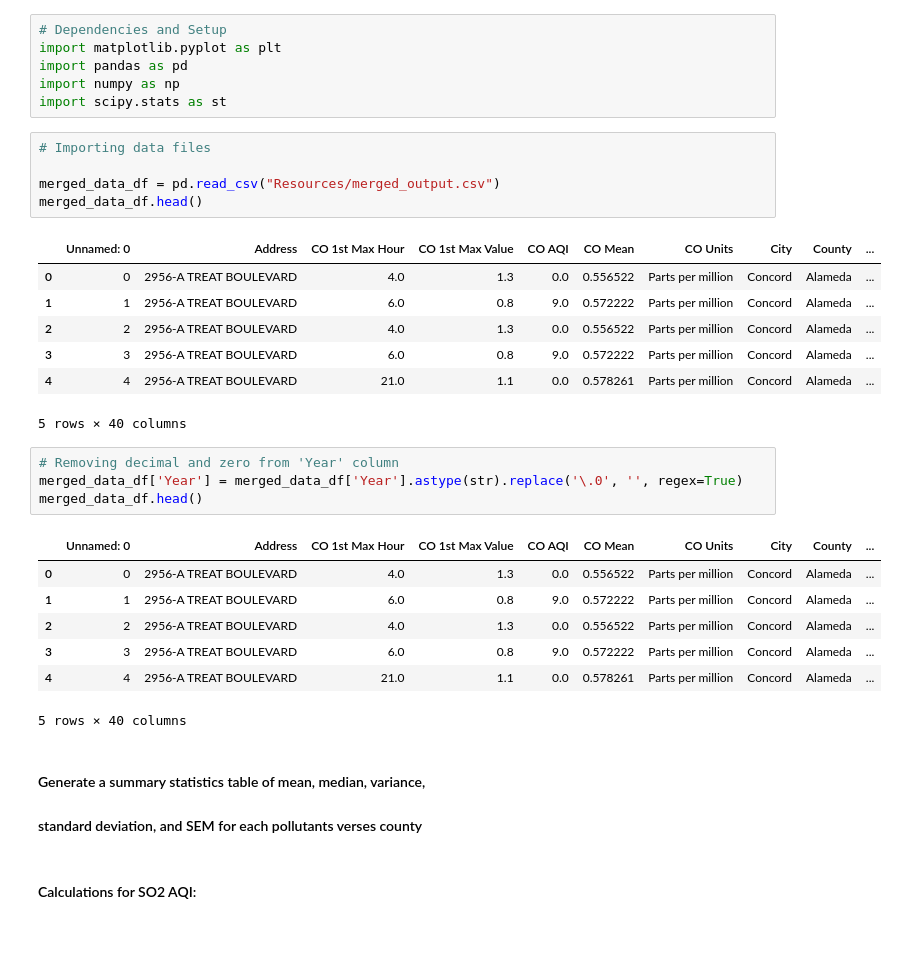
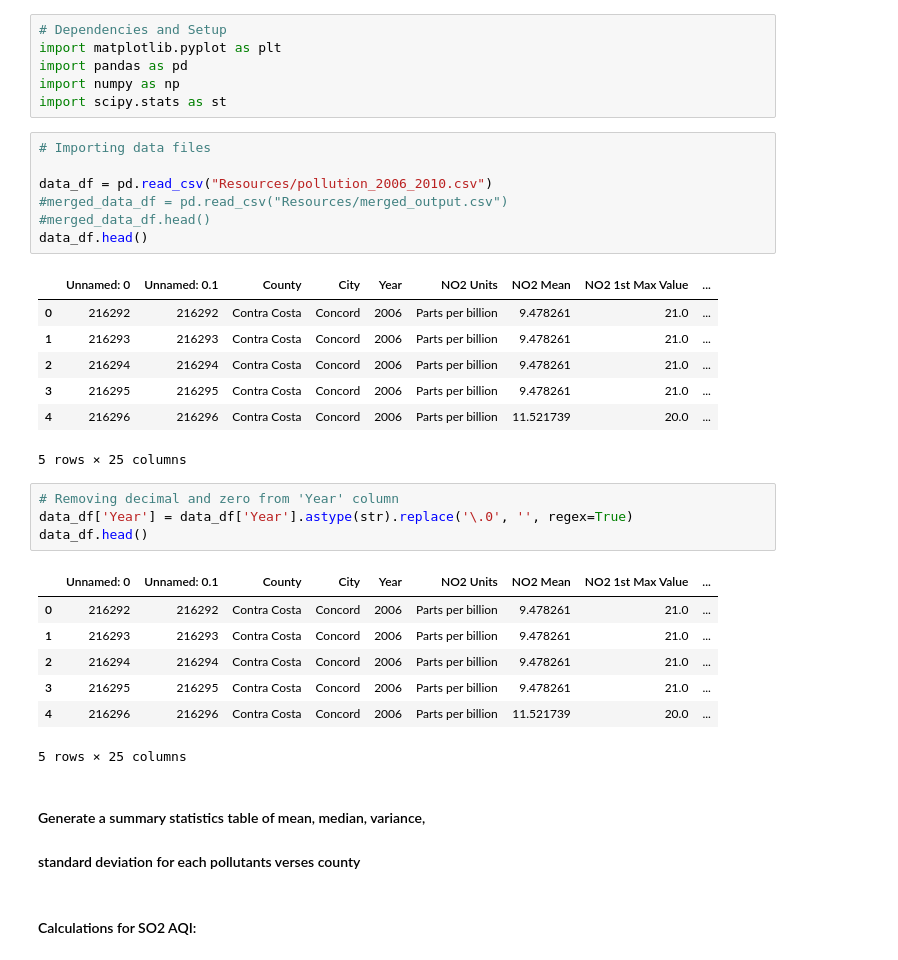
Before and after one commit to dalismo/Project-1, a Jupyter notebook: mq_statistical_analysis_SO2.ipynb, the cells around one changed output. Cells and saved outputs as stored; diff of their text form.

```diff
--- a/mq_statistical_analysis_SO2.ipynb
+++ b/mq_statistical_analysis_SO2.ipynb
@@ -7,31 +7,33 @@ import scipy.stats as st
 # %%
 # Importing data files
 
-merged_data_df = pd.read_csv("Resources/merged_output.csv")
-merged_data_df.head()
+data_df = pd.read_csv("Resources/pollution_2006_2010.csv")
+#merged_data_df = pd.read_csv("Resources/merged_output.csv")
+#merged_data_df.head()
+data_df.head()
 # %% [output]
-|  | Unnamed: 0 | Address | CO 1st Max Hour | CO 1st Max Value | CO AQI | CO Mean | CO Units | City | County | ... |
-| 0 | 0 | 2956-A TREAT BOULEVARD | 4.0 | 1.3 | 0.0 | 0.556522 | Parts per million | Concord | Alameda | ... |
-| 1 | 1 | 2956-A TREAT BOULEVARD | 6.0 | 0.8 | 9.0 | 0.572222 | Parts per million | Concord | Alameda | ... |
-| 2 | 2 | 2956-A TREAT BOULEVARD | 4.0 | 1.3 | 0.0 | 0.556522 | Parts per million | Concord | Alameda | ... |
-| 3 | 3 | 2956-A TREAT BOULEVARD | 6.0 | 0.8 | 9.0 | 0.572222 | Parts per million | Concord | Alameda | ... |
-| 4 | 4 | 2956-A TREAT BOULEVARD | 21.0 | 1.1 | 0.0 | 0.578261 | Parts per million | Concord | Alameda | ... |
+|  | Unnamed: 0 | Unnamed: 0.1 | County | City | Year | NO2 Units | NO2 Mean | NO2 1st Max Value | ... |
+| 0 | 216292 | 216292 | Contra Costa | Concord | 2006 | Parts per billion | 9.478261 | 21.0 | ... |
+| 1 | 216293 | 216293 | Contra Costa | Concord | 2006 | Parts per billion | 9.478261 | 21.0 | ... |
+| 2 | 216294 | 216294 | Contra Costa | Concord | 2006 | Parts per billion | 9.478261 | 21.0 | ... |
+| 3 | 216295 | 216295 | Contra Costa | Concord | 2006 | Parts per billion | 9.478261 | 21.0 | ... |
+| 4 | 216296 | 216296 | Contra Costa | Concord | 2006 | Parts per billion | 11.521739 | 20.0 | ... |
-5 rows × 40 columns
+5 rows × 25 columns
 # %%
 # Removing decimal and zero from 'Year' column
-merged_data_df['Year'] = merged_data_df['Year'].astype(str).replace('\.0', '', regex=True)
-merged_data_df.head()
+data_df['Year'] = data_df['Year'].astype(str).replace('\.0', '', regex=True)
+data_df.head()
 # %% [output]
-|  | Unnamed: 0 | Address | CO 1st Max Hour | CO 1st Max Value | CO AQI | CO Mean | CO Units | City | County | ... |
-| 0 | 0 | 2956-A TREAT BOULEVARD | 4.0 | 1.3 | 0.0 | 0.556522 | Parts per million | Concord | Alameda | ... |
-| 1 | 1 | 2956-A TREAT BOULEVARD | 6.0 | 0.8 | 9.0 | 0.572222 | Parts per million | Concord | Alameda | ... |
-| 2 | 2 | 2956-A TREAT BOULEVARD | 4.0 | 1.3 | 0.0 | 0.556522 | Parts per million | Concord | Alameda | ... |
-| 3 | 3 | 2956-A TREAT BOULEVARD | 6.0 | 0.8 | 9.0 | 0.572222 | Parts per million | Concord | Alameda | ... |
-| 4 | 4 | 2956-A TREAT BOULEVARD | 21.0 | 1.1 | 0.0 | 0.578261 | Parts per million | Concord | Alameda | ... |
+|  | Unnamed: 0 | Unnamed: 0.1 | County | City | Year | NO2 Units | NO2 Mean | NO2 1st Max Value | ... |
+| 0 | 216292 | 216292 | Contra Costa | Concord | 2006 | Parts per billion | 9.478261 | 21.0 | ... |
+| 1 | 216293 | 216293 | Contra Costa | Concord | 2006 | Parts per billion | 9.478261 | 21.0 | ... |
+| 2 | 216294 | 216294 | Contra Costa | Concord | 2006 | Parts per billion | 9.478261 | 21.0 | ... |
+| 3 | 216295 | 216295 | Contra Costa | Concord | 2006 | Parts per billion | 9.478261 | 21.0 | ... |
+| 4 | 216296 | 216296 | Contra Costa | Concord | 2006 | Parts per billion | 11.521739 | 20.0 | ... |
-5 rows × 40 columns
+5 rows × 25 columns
 # %% [markdown]
 #### Generate a summary statistics table of mean, median, variance,
-#### standard deviation, and SEM for each pollutants verses county
+#### standard deviation for each pollutants verses county
 # %% [markdown]
 #### Calculations for SO2 AQI:
 # %%
```
Also changed, not shown: parts of 16 cells of this notebook, 3 other files.
